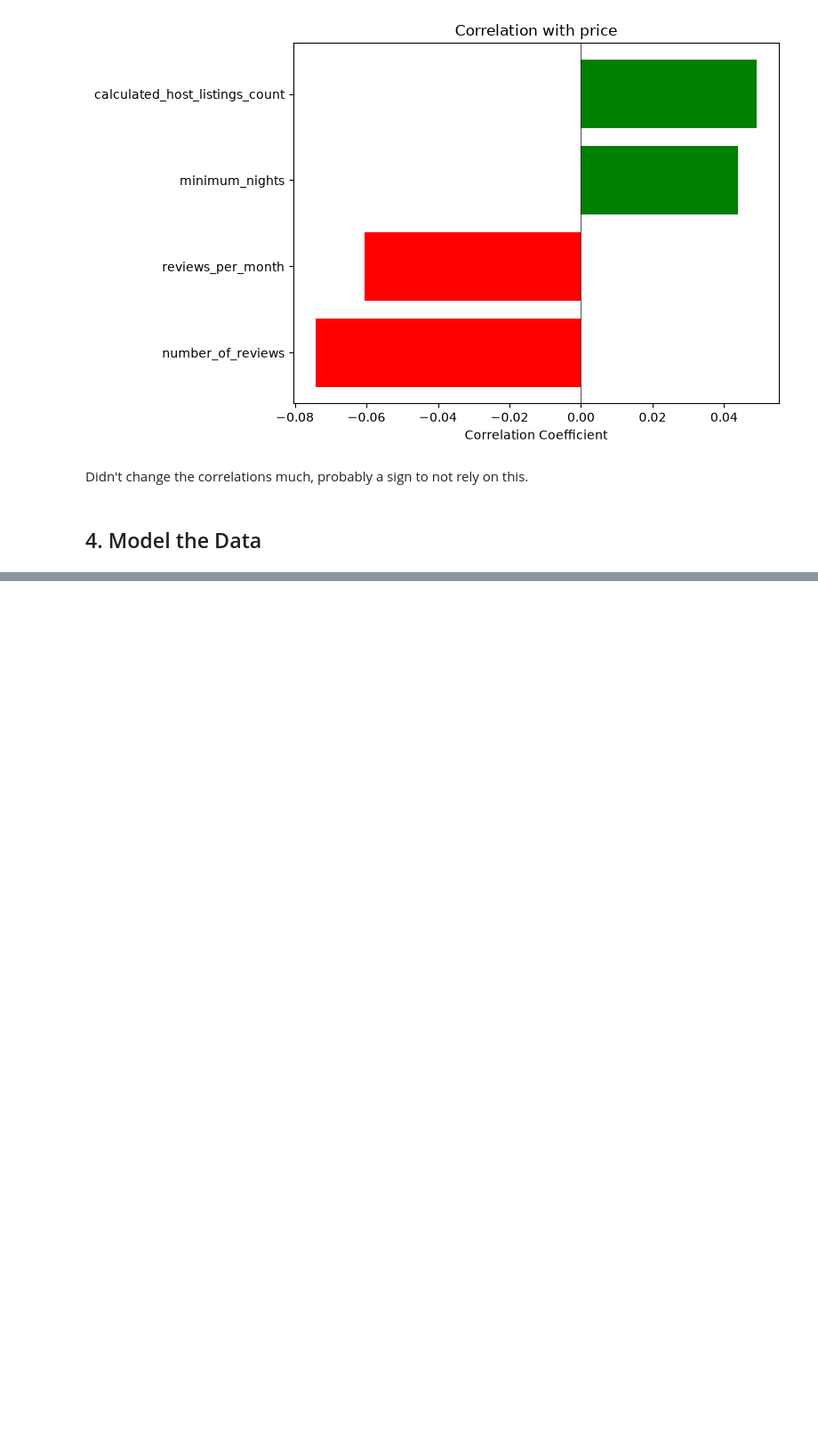
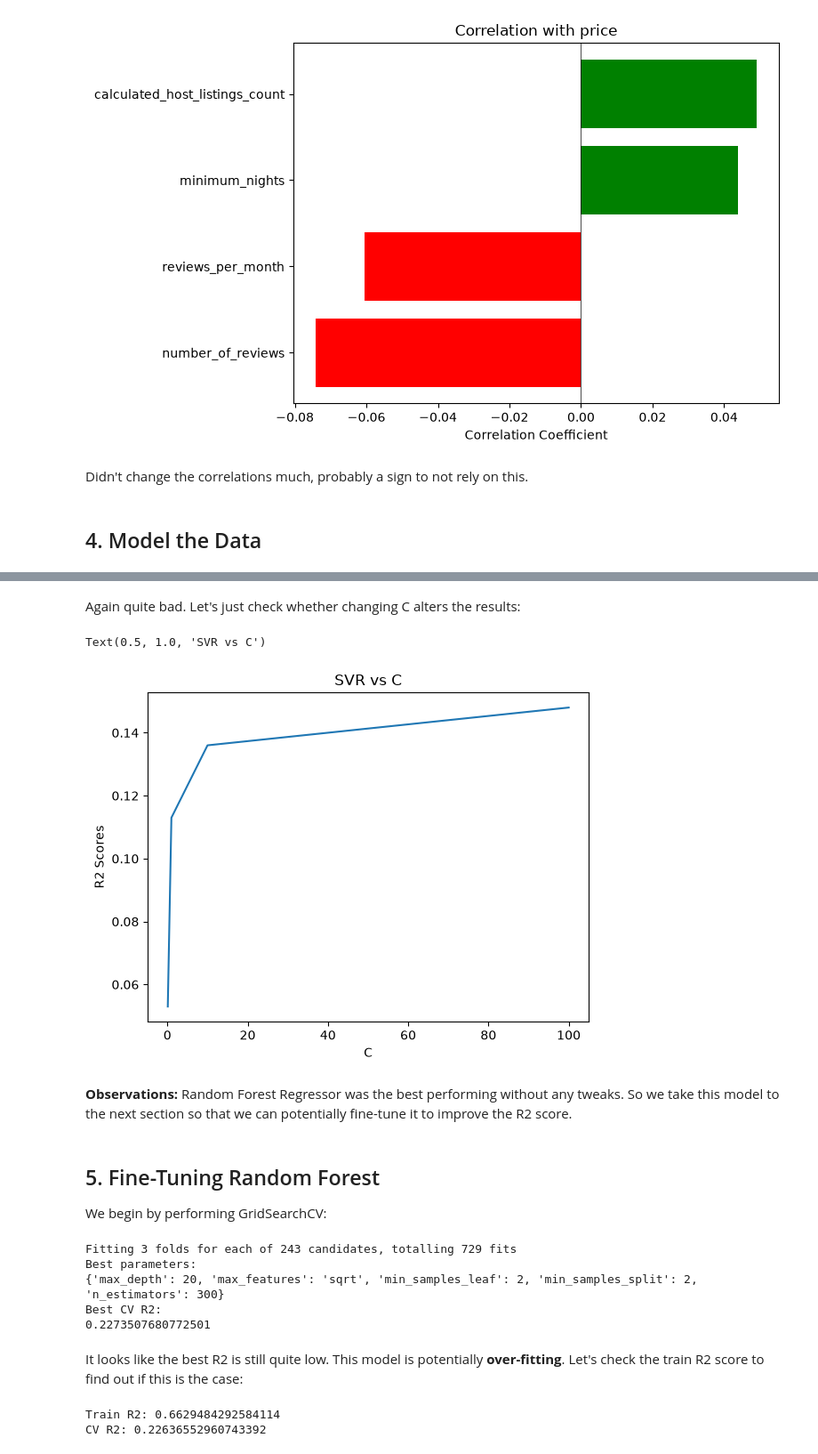
Before and after one commit to Raymon-Watson/Machine-Learning--Projects, a Jupyter notebook: Regression/airbnb/Airbnb_analysis.ipynb, the cells around one changed output, grey strips where cells are left out. Shown at 89% size. Saved outputs shown, nothing was run; the diff lists cells and outputs as text; code cells hidden in the pictures; blank space fills up the shorter version.

```diff
--- a/Regression/airbnb/Airbnb_analysis.ipynb
+++ b/Regression/airbnb/Airbnb_analysis.ipynb
@@ -484,0 +729,70 @@ accuracy: 0.07139179707205123
+# %% [markdown]
+Again quite bad. Let's just check whether changing C alters the results:
+# %%
+C_vals = [0.1, 1, 10, 100]
+SVR_scores = []
+for C in C_vals:
+    SVR_reg = SVR(C=C)
+
+    scores = cross_val_score(SVR_reg, X_scaled, y_train, cv=5, scoring="r2")
+    SVR_scores.append(np.round(scores.mean(),3))
+
+
+plt.plot(C_vals,SVR_scores)
+plt.xlabel("C")
+plt.ylabel("R2 Scores")
+plt.title("SVR vs C")
+# %% [output]
+Text(0.5, 1.0, 'SVR vs C')
+[figure, added]
+# %% [markdown]
+**Observations:** Random Forest Regressor was the best performing without any tweaks. So we take this model to the next section so that we can potentially fine-tune it to improve the R2 score.
+# %% [markdown]
+## 5. Fine-Tuning Random Forest
+We begin by performing GridSearchCV:
+# %%
+rf_reg = RandomForestRegressor( random_state=50)
+
+param_grid = {
+    "n_estimators": [100, 300, 500],
+    "max_depth": [5, 10, 20],
+    "min_samples_split": [2, 5, 10],
+    "min_samples_leaf": [1, 2, 4],
+    "max_features": ["sqrt", 0.5, 1.0]
+}
+
+grid_search = GridSearchCV(estimator=rf_reg, param_grid=param_grid, cv=3, scoring="r2", verbose=True)
+
+grid_search.fit(X_train, y_train)
+
+print("Best parameters:")
+print(grid_search.best_params_)
+
+print("Best CV R2:")
+print(grid_search.best_score_)
+# %% [output]
+Fitting 3 folds for each of 243 candidates, totalling 729 fits
+Best parameters:
+{'max_depth': 20, 'max_features': 'sqrt', 'min_samples_leaf': 2, 'min_samples_split': 2, 'n_estimators': 300}
+Best CV R2:
+0.2273507680772501
+# %% [markdown]
+It looks like the best R2 is still quite low. This model is potentially **over-fitting**. Let's check the train R2 score to find out if this is the case:
+# %%
+from sklearn.model_selection import cross_validate
+best_rf = grid_search.best_estimator_
+
+scores = cross_validate(
+    best_rf,
+    X_train,
+    y_train,
+    cv=5,
+    scoring="r2",
+    return_train_score=True
+)
+
+print("Train R2:", scores["train_score"].mean())
+print("CV R2:", scores["test_score"].mean())
+# %% [output]
+Train R2: 0.6629484292584114
+CV R2: 0.22636552960743392
```
Also changed, not shown: parts of 42 cells of this notebook.
